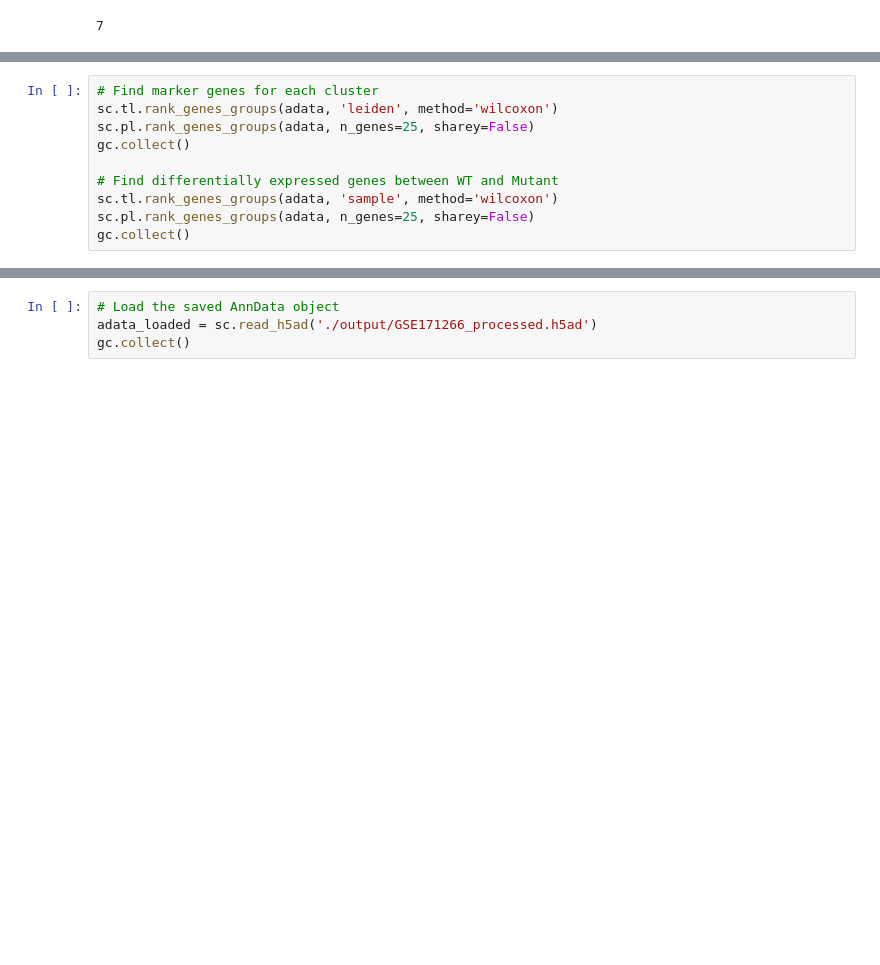
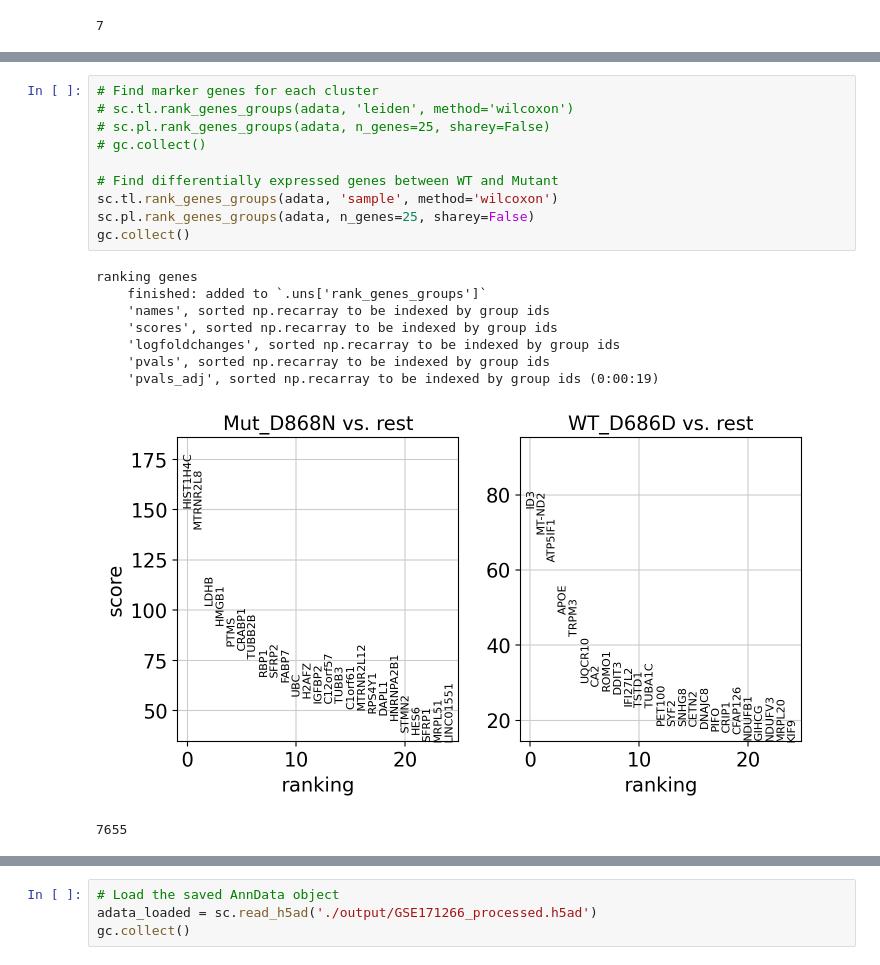
Before and after one commit to michal7kw/SRF_microglia, a Jupyter notebook: GSE171266/load_data.ipynb, the cells around one changed output, grey strips where cells are left out. Drawn from its saved outputs; the diff is of its cells as text; blank space fills up the shorter version.

```diff
--- a/GSE171266/load_data.ipynb
+++ b/GSE171266/load_data.ipynb
@@ -184,13 +209,23 @@ gc.collect()
 # %%
 # Find marker genes for each cluster
-sc.tl.rank_genes_groups(adata, 'leiden', method='wilcoxon')
-sc.pl.rank_genes_groups(adata, n_genes=25, sharey=False)
-gc.collect()
+# sc.tl.rank_genes_groups(adata, 'leiden', method='wilcoxon')
+# sc.pl.rank_genes_groups(adata, n_genes=25, sharey=False)
+# gc.collect()
 
 # Find differentially expressed genes between WT and Mutant
 sc.tl.rank_genes_groups(adata, 'sample', method='wilcoxon')
 sc.pl.rank_genes_groups(adata, n_genes=25, sharey=False)
 gc.collect()
+# %% [output]
+ranking genes
+    finished: added to `.uns['rank_genes_groups']`
+    'names', sorted np.recarray to be indexed by group ids
+    'scores', sorted np.recarray to be indexed by group ids
+    'logfoldchanges', sorted np.recarray to be indexed by group ids
+    'pvals', sorted np.recarray to be indexed by group ids
+    'pvals_adj', sorted np.recarray to be indexed by group ids (0:00:19)
+[figure, added]
+7655
 # %%
 # Save the AnnData
 adata.write_h5ad('./output/GSE171266_processed.h5ad')
```
Also changed, not shown: parts of 12 cells of this notebook, 1 other file.
